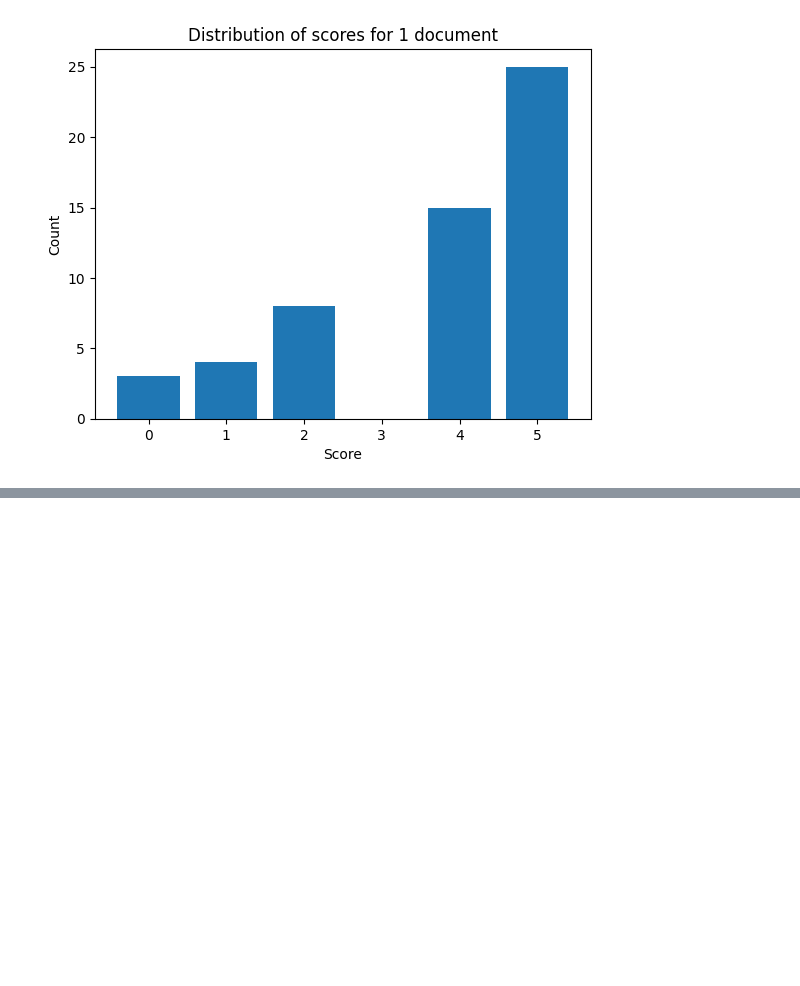
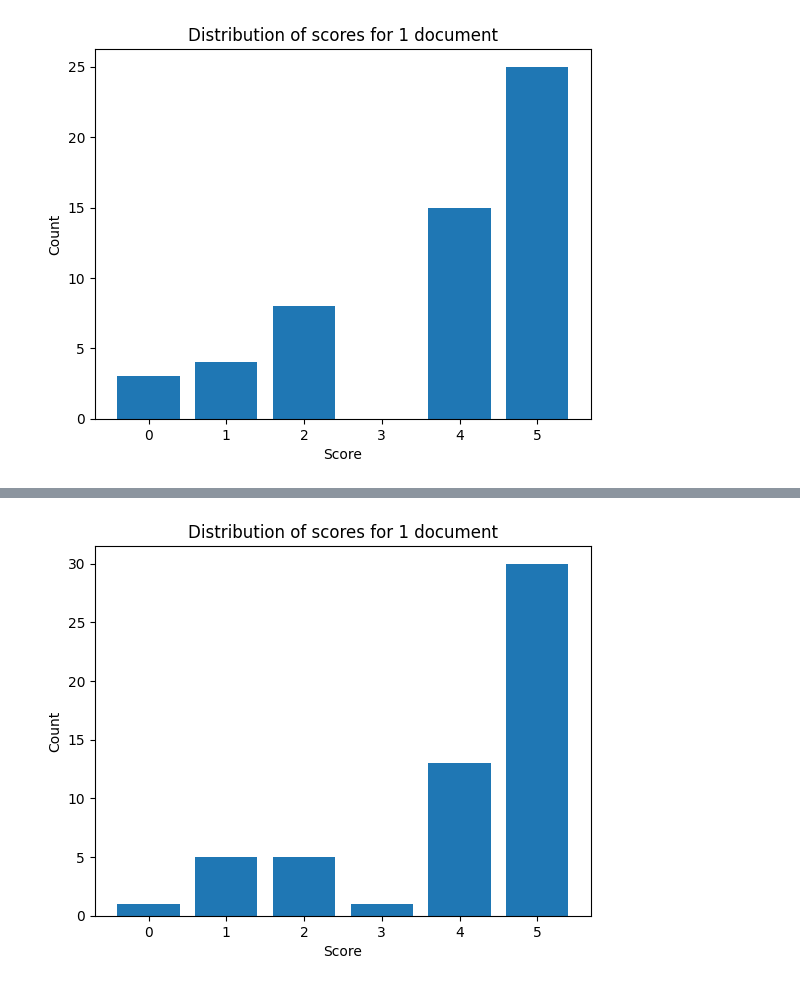
Before and after one commit to TonicAI/tonic_validate, a Jupyter notebook: examples/rag_eval_series/llama_eval.ipynb, the cells around one changed output, grey strips where cells are left out. Drawn from its saved outputs; the diff is of its cells as text; code cells hidden in the pictures; blank space fills up the shorter version.

```diff
--- a/examples/rag_eval_series/llama_eval.ipynb
+++ b/examples/rag_eval_series/llama_eval.ipynb
@@ -301,0 +309,27 @@ def setup_assistant(file_count):
+# %%
+def get_llama_response(prompt):
+    response = assistant.query(prompt)
+    context = [x.text for x in response.source_nodes]
+    return (response.response, context)
+# %%
+from concurrent.futures import ThreadPoolExecutor
+from tqdm import tqdm
+
+# Using ThreadPoolExecutor to process questions in parallel
+with ThreadPoolExecutor(max_workers=10) as executor:
+    # Map the process_question function to each question in the list
+    results = list(tqdm(executor.map(get_llama_response, question_list), total=len(question_list)))
+
+# Unpack results into separate lists
+llama_responses, llama_context = zip(*results)
+# %%
+openai_batch_scores = score_calculator.score_batch(
+    question_list=question_list,
+    reference_answer_list=answer_list,
+    llm_answer_list=llama_responses,
+)
+# %%
+openai_scores_df = openai_batch_scores.to_dataframe()
+# Remove overall_score column since we are only using one stat
+openai_scores_df = openai_scores_df.drop(columns=['overall_score'])
+openai_scores_df.describe()
@@ -301,0 +346,12 @@ def setup_assistant(file_count):
+# %%
+import matplotlib.pyplot as plt
+category_counts = openai_scores_df['answer_similarity_score'].value_counts()
+plt.bar(category_counts.index, category_counts.values)
+
+plt.title('Distribution of scores for 1 document')
+plt.xlabel('Score')
+plt.ylabel('Count')
+
+plt.show()
+# %% [output]
+[figure, added]
```
Also changed, not shown: parts of 3 cells of this notebook, 5 other files.
